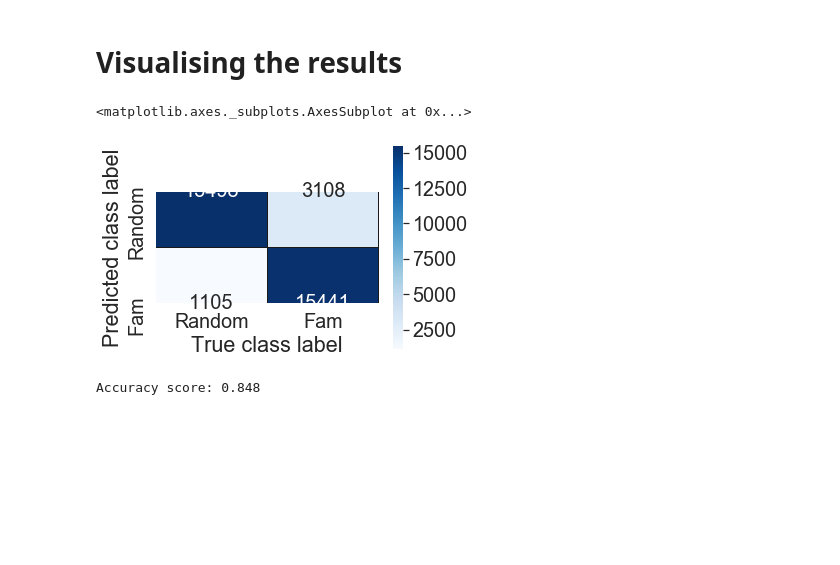
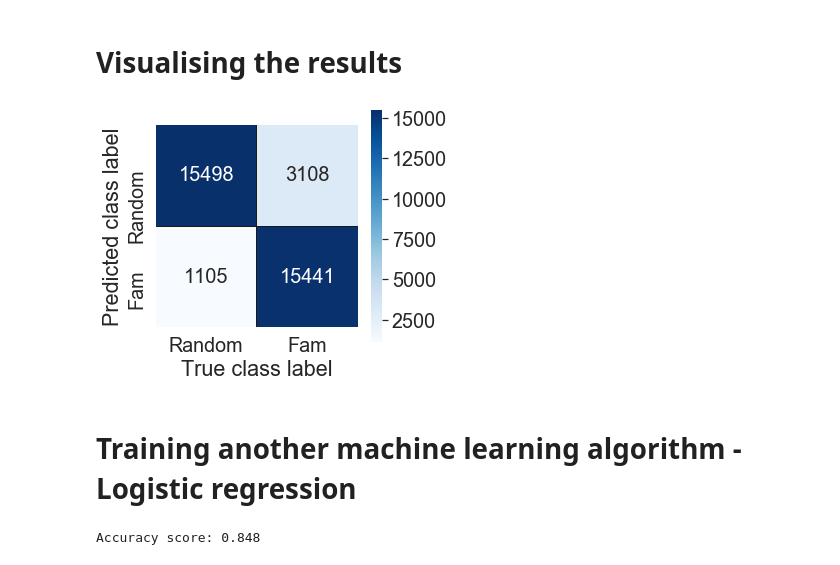
Before and after one commit to ISMB-ECCB-2019-Tutorial-AM4/reproducible-computational-workflows, a Jupyter notebook: 6-projects/scop-class-prediction/scop-class-prediction.ipynb, the cells around one changed output. Saved outputs shown, nothing was run; the diff lists cells and outputs as text; code cells hidden in the pictures; blank space fills up the shorter version.

Commit message:
updated scop notebook

```diff
--- a/6-projects/scop-class-prediction/scop-class-prediction.ipynb
+++ b/6-projects/scop-class-prediction/scop-class-prediction.ipynb
@@ -23,7 +29,7 @@ from sklearn.preprocessing import MinMaxScaler
 
 import plotting
 
-#sns.set(context='notebook', style='white', font_scale=1.8)
+sns.set(context='notebook', style='white', font_scale=1.8)
 # %%
 %matplotlib inline
 # %% [markdown]
@@ -31,7 +37,7 @@ import plotting
 # %% [markdown]
 We read our data straight into a dataframe using Pandas. Jupyter renders dataframes as nice tables, allowing us to look at our data as soon as we load it.
 # %%
-all_data = pd.read_csv('./data/Data_3DSig.txt', sep=' ')
+all_data = pd.read_csv('./data/Data_ISMB2019.txt', sep=' ')
 all_data.dropna(axis='index', how='any', inplace=True)
 # %% [markdown]
 The data has 8 pairwise features between the template and the target protein and a label.
@@ -148,12 +152,13 @@ Accuracy score: 0.880
 # %%
 predicted = rf.predict(X_test)
 test_probs = rf.predict_proba(X_test)[:,1]
 
 fig, ax = plt.subplots(figsize=(5,5))
 plotting.draw_confusion_matrix(y_test, predicted, class_labels={0: 'Random', 1: 'Fam'}, ax=ax)
-#fig.tight_layout()
+fig.tight_layout()
 #fig.savefig('rf_confusion_matrix.png', dpi=300)
 # %% [output]
-<matplotlib.axes._subplots.AxesSubplot at 0x...>
-[figure, old version]
+[figure, new version]
+# %% [markdown]
+# Training another machine learning algorithm - Logistic regression
 # %%
```
Also changed, not shown: parts of 7 cells of this notebook.
